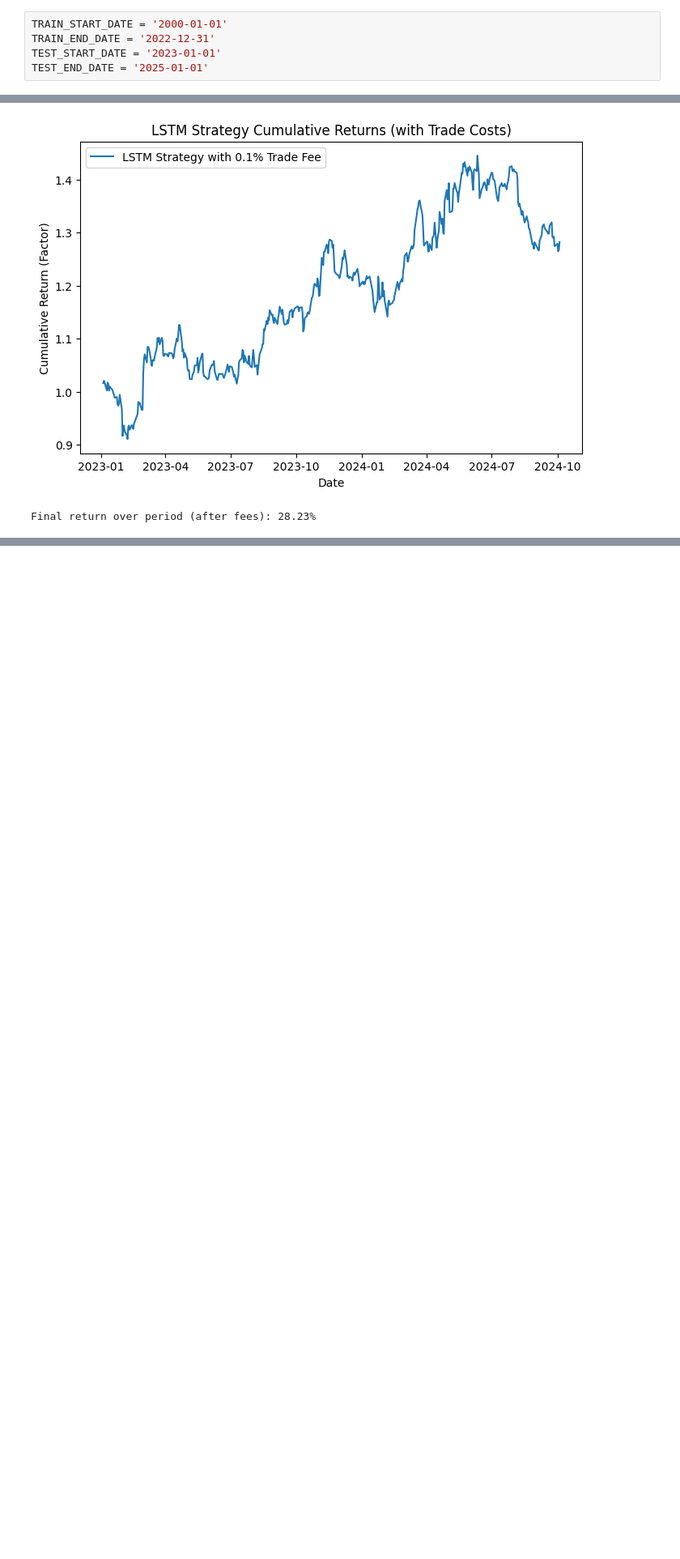
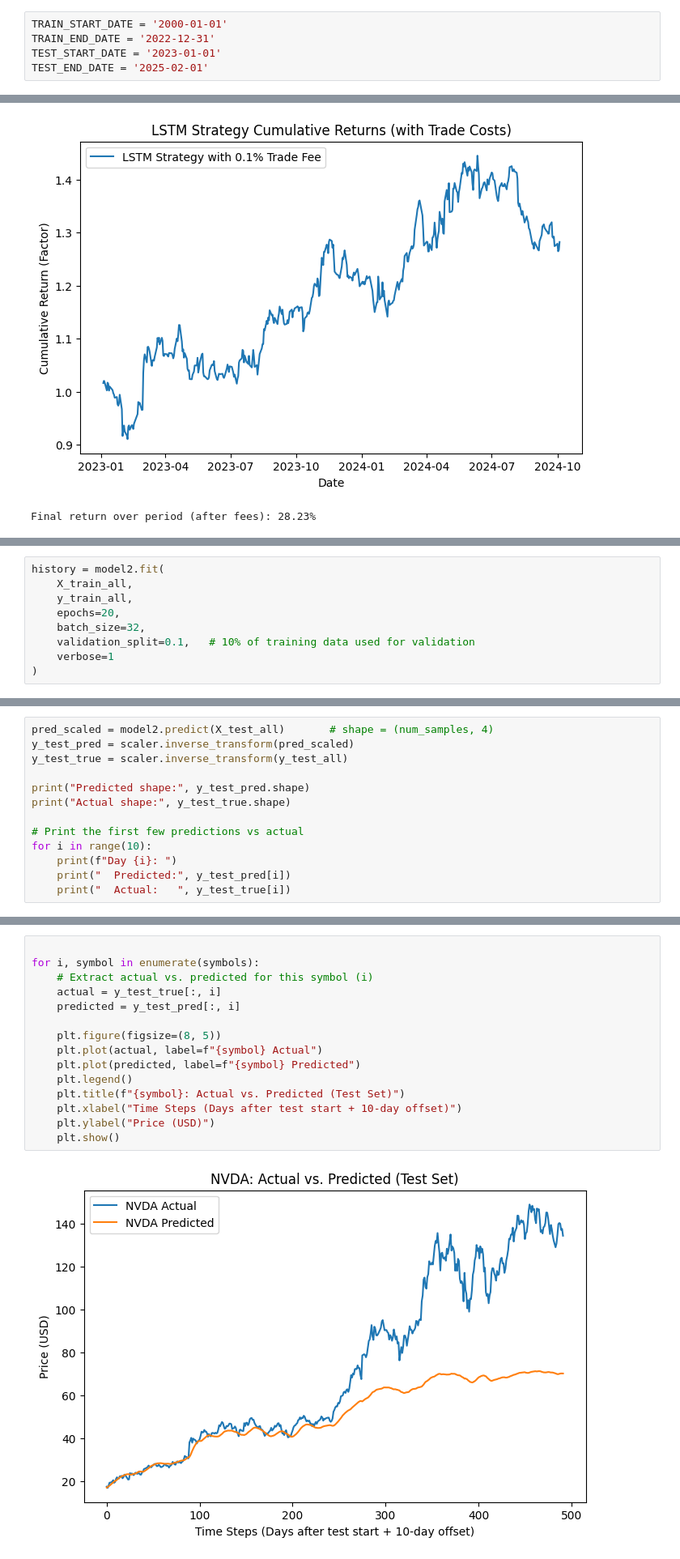
Before and after one commit to PTrendafilov/BUCKS, a Jupyter notebook: model.ipynb, the cells around one changed output, grey strips where cells are left out. Shown at 81% size. Saved outputs shown, nothing was run; the diff lists cells and outputs as text; blank space fills up the shorter version.

Commit message:
new version for 10 days offset is introduced

```diff
--- a/model.ipynb
+++ b/model.ipynb
@@ -26,7 +26,7 @@ from sklearn.preprocessing import MinMaxScaler
 TRAIN_START_DATE = '2000-01-01'
 TRAIN_END_DATE = '2022-12-31'
 TEST_START_DATE = '2023-01-01'
-TEST_END_DATE = '2025-01-01'
+TEST_END_DATE = '2025-02-01'
 # %% [markdown]
 # Choosing the symbols
 # %%
@@ -518,0 +586,9 @@ Final return over period (after fees): 28.23%
+# %%
+history = model2.fit(
+    X_train_all,
+    y_train_all,
+    epochs=20,
+    batch_size=32,
+    validation_split=0.1,   # 10% of training data used for validation
+    verbose=1
+)
@@ -518,0 +613,13 @@ Final return over period (after fees): 28.23%
+# %%
+pred_scaled = model2.predict(X_test_all)       # shape = (num_samples, 4)
+y_test_pred = scaler.inverse_transform(pred_scaled)
+y_test_true = scaler.inverse_transform(y_test_all)
+
+print("Predicted shape:", y_test_pred.shape)
+print("Actual shape:", y_test_true.shape)
+
+# Print the first few predictions vs actual
+for i in range(10):
+    print(f"Day {i}: ")
+    print("  Predicted:", y_test_pred[i])
+    print("  Actual:   ", y_test_true[i])
@@ -518,0 +644,17 @@ Final return over period (after fees): 28.23%
+# %%
+
+for i, symbol in enumerate(symbols):
+    # Extract actual vs. predicted for this symbol (i)
+    actual = y_test_true[:, i]
+    predicted = y_test_pred[:, i]
+
+    plt.figure(figsize=(8, 5))
+    plt.plot(actual, label=f"{symbol} Actual")
+    plt.plot(predicted, label=f"{symbol} Predicted")
+    plt.legend()
+    plt.title(f"{symbol}: Actual vs. Predicted (Test Set)")
+    plt.xlabel("Time Steps (Days after test start + 10-day offset)")
+    plt.ylabel("Price (USD)")
+    plt.show()
+# %% [output]
+[figure, added]
```
Also changed, not shown: parts of 10 cells of this notebook.
